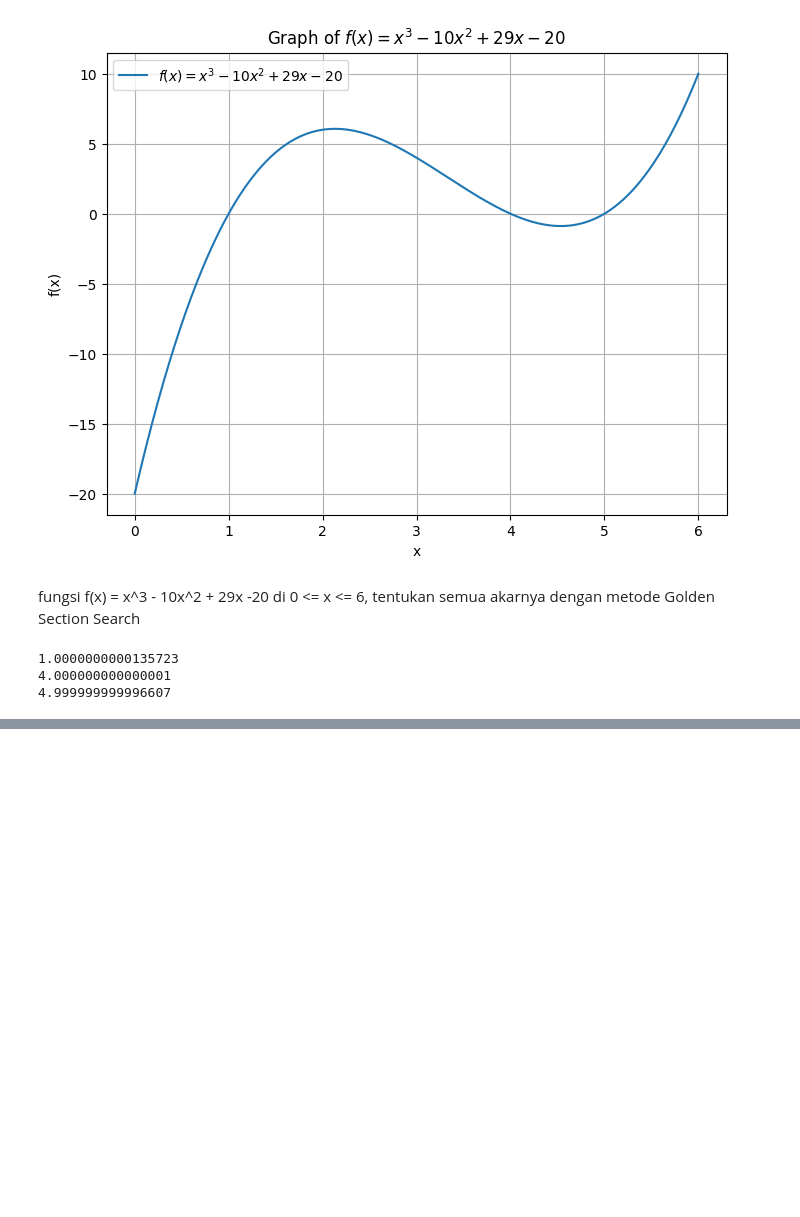
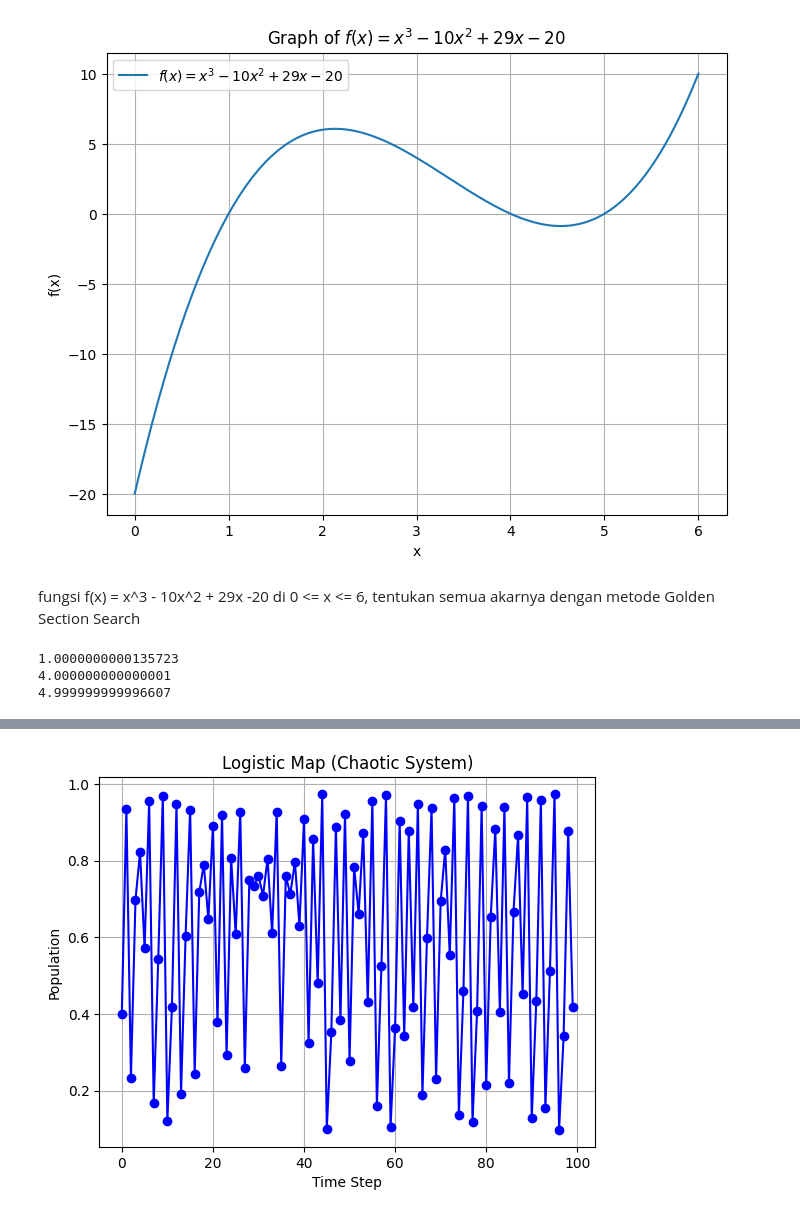
Before and after one commit to ichsanulamal/notes, a Jupyter notebook: science_computation/numerical method.ipynb, the cells around one changed output, grey strips where cells are left out. Drawn from its saved outputs; the diff is of its cells as text; code cells hidden in the pictures; blank space fills up the shorter version.

```diff
--- a/science_computation/numerical method.ipynb
+++ b/science_computation/numerical method.ipynb
@@ -194,0 +206,28 @@ print(golden_ss(4.5, 6))
+# %%
+import matplotlib.pyplot as plt
+
+def logistic_map(r, x0, steps):
+    results = [x0]
+    for _ in range(1, steps):
+        x = results[-1]
+        next_x = r * x * (1 - x)
+        results.append(next_x)
+    return results
+
+# Parameters
+r = 3.9  # Growth rate parameter
+x0 = 0.4  # Initial population
+steps = 100
+
+# Simulate the logistic map
+population = logistic_map(r, x0, steps)
+
+# Plot the results
+plt.plot(range(steps), population, linestyle='-', marker='o', color='b')
+plt.title('Logistic Map (Chaotic System)')
+plt.xlabel('Time Step')
+plt.ylabel('Population')
+plt.grid(True)
+plt.show()
+# %% [output]
+[figure, added]
```
Also changed, not shown: parts of 4 cells of this notebook, 3 other files.
